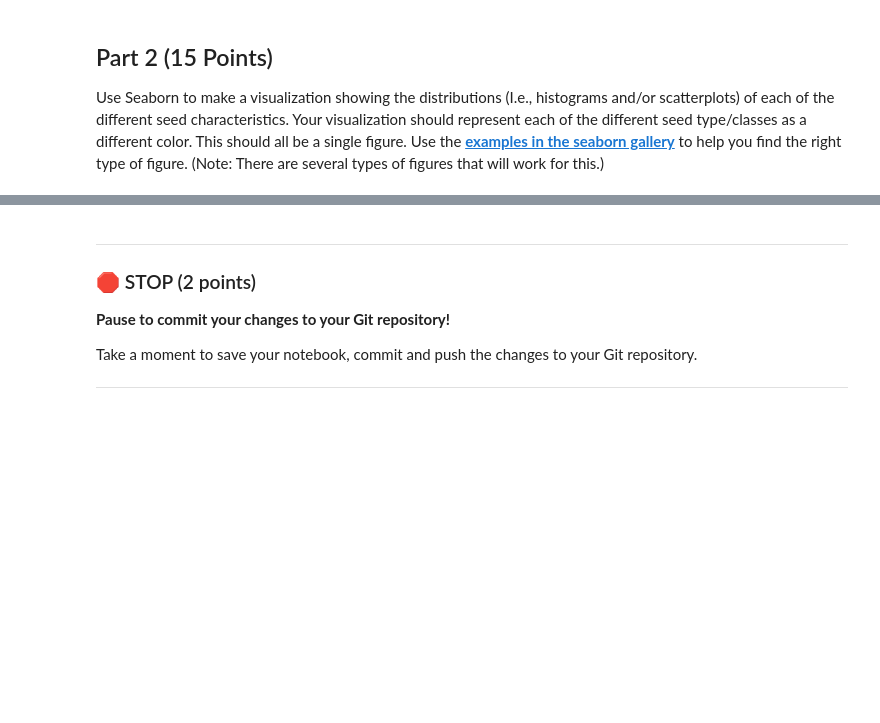
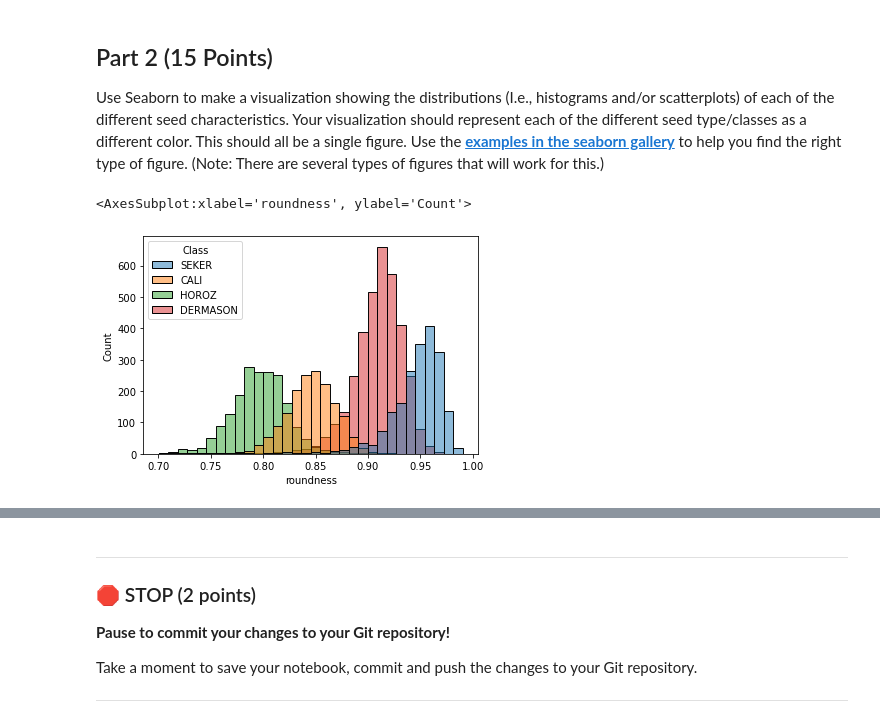
Before and after one commit to mccoll58/CMSE202-s23-turnin, a Jupyter notebook: FINAL/Final_S002_STUDENT.ipynb, the cells around one changed output, grey strips where cells are left out. Saved outputs shown, nothing was run; the diff lists cells and outputs as text; code cells hidden in the pictures; blank space fills up the shorter version.

Commit message:
made a graph to display my variables and seeds

```diff
--- a/FINAL/Final_S002_STUDENT.ipynb
+++ b/FINAL/Final_S002_STUDENT.ipynb
@@ -59,0 +78,10 @@ Use Seaborn to make a visualization showing the distributions (I.e., histograms
+# %%
+#Write your plotting code here
+import seaborn as sea
+# sea.scatterplot(seed['roundness'],seed['Class'], )
+# sea.scatterplot(seed['ShapeFactor2'],seed['Class'])
+# sea.scatterplot(seed['Compactness'],seed['Class'])
+sea.histplot(x = seed['roundness'],hue = seed['Class'])
+# %% [output]
+<AxesSubplot:xlabel='roundness', ylabel='Count'>
+[figure, added]
```
Also changed, not shown: parts of 10 cells of this notebook.
